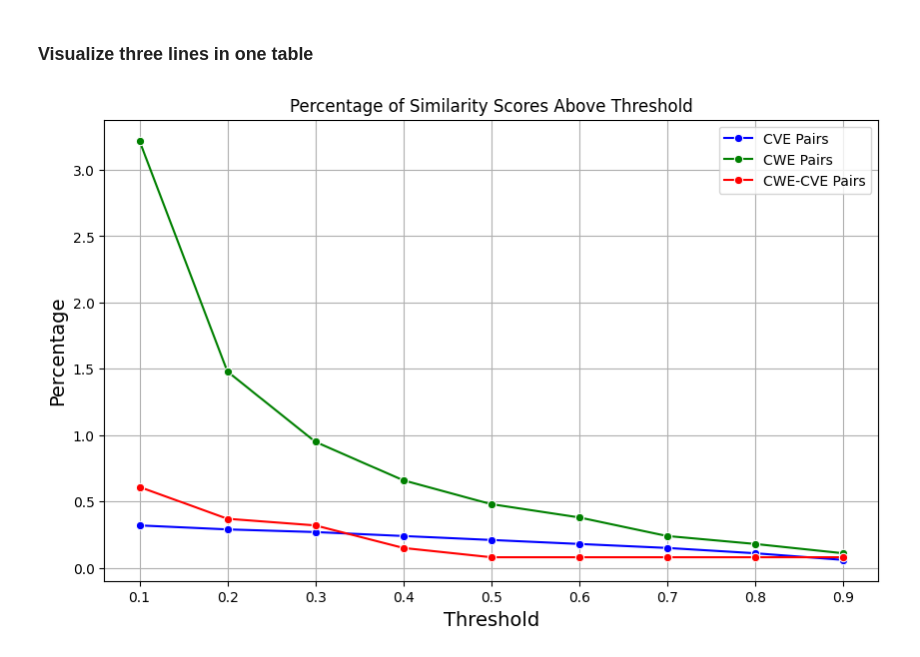
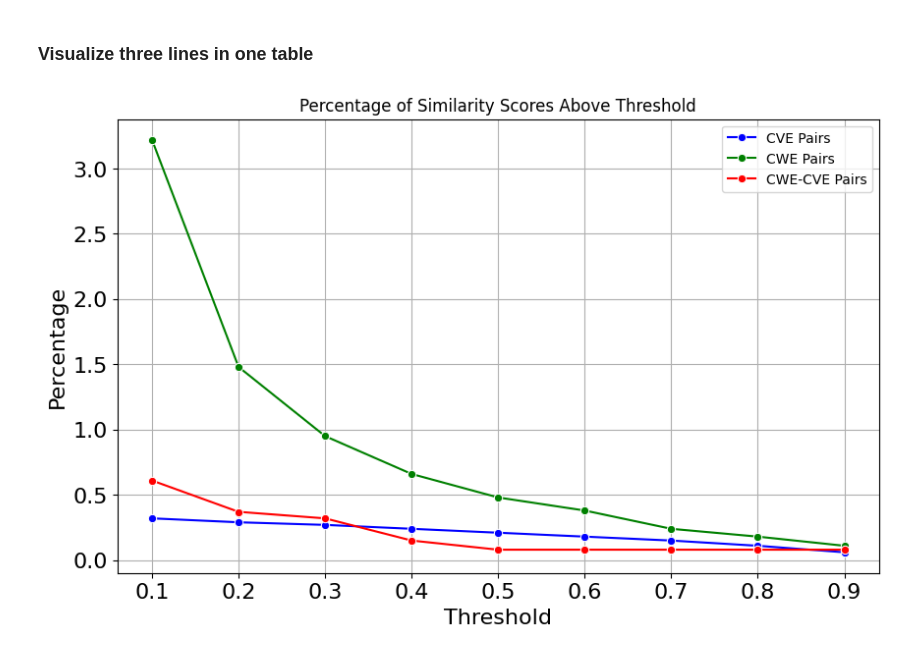
Before and after one commit to Wapiti08/DPAnalyzer, a Jupyter notebook: exp/json_exp.ipynb, the cells around one changed output. Drawn from its saved outputs; the diff is of its cells as text; code cells hidden in the pictures.

```diff
--- a/exp/json_exp.ipynb
+++ b/exp/json_exp.ipynb
@@ -646,33 +728,38 @@ import seaborn as sns
 thresholds = [0.1, 0.2, 0.3, 0.4, 0.5, 0.6, 0.7, 0.8, 0.9]
 
 # Percentages for each dataset (from the example you provided)
 cve_percentages = [0.32, 0.29, 0.27, 0.24, 0.21, 0.18, 0.15, 0.11, 0.06]
 cwe_percentages = [3.22, 1.48, 0.95, 0.66, 0.48, 0.38, 0.24, 0.18, 0.11]
 cwe_cve_percentages = [0.61, 0.37, 0.32, 0.15, 0.08, 0.08, 0.08, 0.08, 0.08]
 
 # Plot the results
 plt.figure(figsize=(10, 6))
 
 # Plot CVE similarity percentages
 sns.lineplot(x=thresholds, y=cve_percentages, marker='o', label='CVE Pairs', color='b')
 
 # Plot CWE similarity percentages
 sns.lineplot(x=thresholds, y=cwe_percentages, marker='o', label='CWE Pairs', color='g')
 
 # Plot CWE-CVE similarity percentages
 sns.lineplot(x=thresholds, y=cwe_cve_percentages, marker='o', label='CWE-CVE Pairs', color='r')
 
 # Add titles and labels
 plt.title('Percentage of Similarity Scores Above Threshold')
-plt.xlabel('Threshold',fontsize=14)
-plt.ylabel('Percentage',fontsize=14)
+plt.xlabel('Threshold',fontsize=16)
+plt.ylabel('Percentage',fontsize=16)
 plt.xticks(thresholds)
+# Get current axes and set tick parameters
+ax = plt.gca()  # Get the current axes
+ax.tick_params(axis='both', labelsize=16)  # Increase the font size of the tick labels
+
+# Add a grid for better readability
 plt.grid(True)
 
 # Display the legend
 plt.legend()
 
 # Show the plot
 plt.show()
 # %% [output]
-[figure, old version]
+[figure, new version]
```
Also changed, not shown: parts of 3 cells of this notebook, 10 other files.
